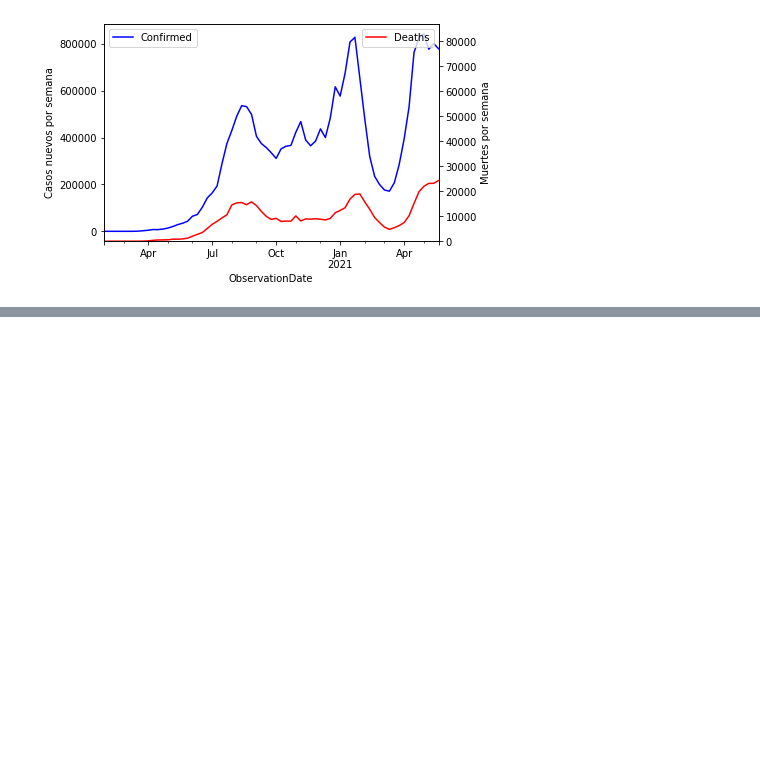
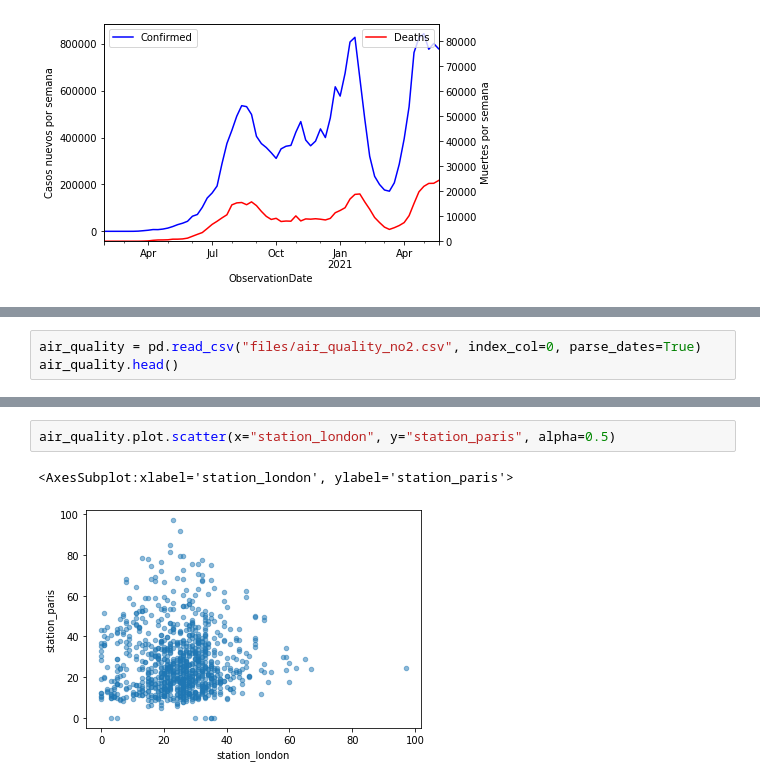
Before and after one commit to calderon9505/DataScience_Platzi, a Jupyter notebook: 01_Python/Pandas/11_Graphics.ipynb, the cells around one changed output, grey strips where cells are left out. Saved outputs shown, nothing was run; the diff lists cells and outputs as text; blank space fills up the shorter version.

```diff
--- a/01_Python/Pandas/11_Graphics.ipynb
+++ b/01_Python/Pandas/11_Graphics.ipynb
@@ -201,0 +204,3 @@ df_colombia_time['Deaths'].plot(legend=True, style = 'r', ylim=[0,87000], ylabel
+# %%
+air_quality = pd.read_csv("files/air_quality_no2.csv", index_col=0, parse_dates=True)
+air_quality.head()
@@ -201,0 +215,5 @@ df_colombia_time['Deaths'].plot(legend=True, style = 'r', ylim=[0,87000], ylabel
+# %%
+air_quality.plot.scatter(x="station_london", y="station_paris", alpha=0.5)
+# %% [output]
+<AxesSubplot:xlabel='station_london', ylabel='station_paris'>
+[figure, added]
```
Also changed, not shown: parts of 7 cells of this notebook, 11 other files.
